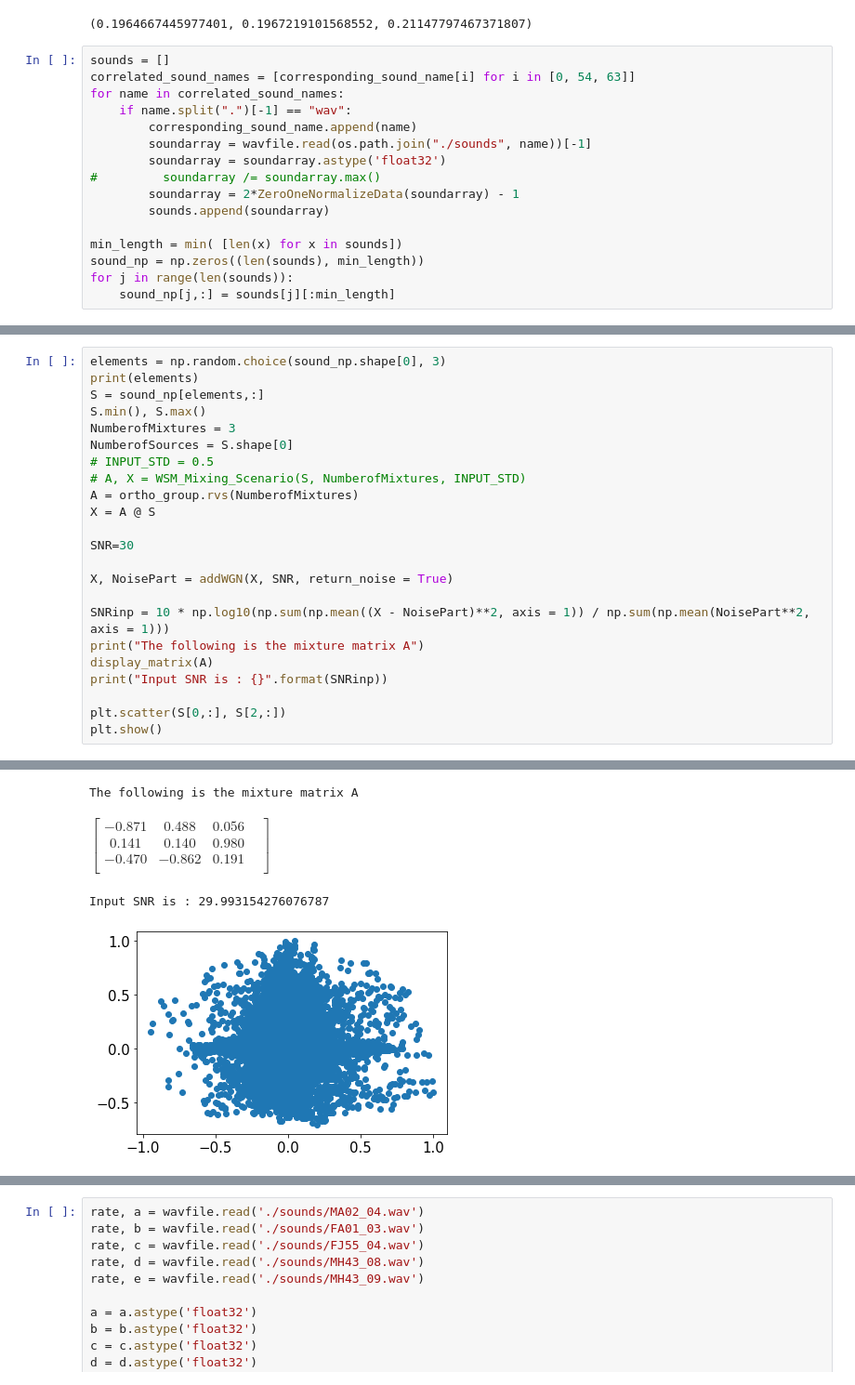
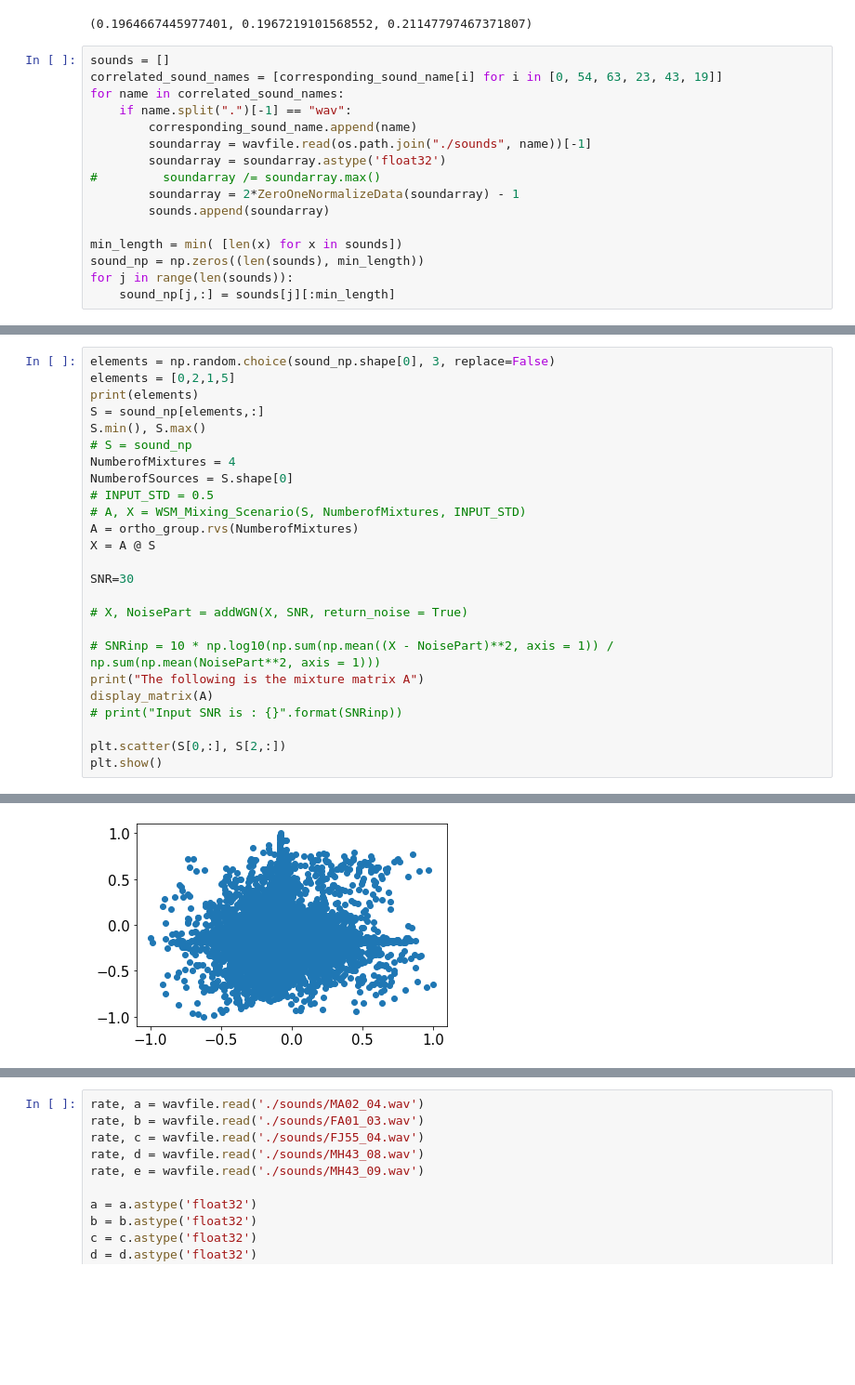
Before and after one commit to BariscanBozkurt/Biologically-Plausible-DetMaxNNs-for-Blind-Source-Separation, a Jupyter notebook: NumericalExperiments/SoundSeparation/Untitled.ipynb, the cells around one changed output, grey strips where cells are left out. Shown at 93% size. Cells and saved outputs as stored; diff of their text form; blank space fills up the shorter version.

Commit message:
sound separation trial

```diff
--- a/NumericalExperiments/SoundSeparation/Untitled.ipynb
+++ b/NumericalExperiments/SoundSeparation/Untitled.ipynb
@@ -61,7 +85,7 @@ k[10, 58], k[0, 63], k[54, 63]
 (0.1964667445977401, 0.1967219101568552, 0.21147797467371807)
 # %%
 sounds = []
-correlated_sound_names = [corresponding_sound_name[i] for i in [0, 54, 63]]
+correlated_sound_names = [corresponding_sound_name[i] for i in [0, 54, 63, 23, 43, 19]]
 for name in correlated_sound_names:
     if name.split(".")[-1] == "wav":
         corresponding_sound_name.append(name)
@@ -88,9 +112,11 @@ sound_np.shape
 # %%
-elements = np.random.choice(sound_np.shape[0], 3)
+elements = np.random.choice(sound_np.shape[0], 3, replace=False)
+elements = [0,2,1,5]
 print(elements)
 S = sound_np[elements,:]
 S.min(), S.max()
-NumberofMixtures = 3
+# S = sound_np
+NumberofMixtures = 4
 NumberofSources = S.shape[0]
 # INPUT_STD = 0.5
 # A, X = WSM_Mixing_Scenario(S, NumberofMixtures, INPUT_STD)
@@ -99,12 +125,12 @@ X = A @ S
 
 SNR=30
 
-X, NoisePart = addWGN(X, SNR, return_noise = True)
+# X, NoisePart = addWGN(X, SNR, return_noise = True)
 
-SNRinp = 10 * np.log10(np.sum(np.mean((X - NoisePart)**2, axis = 1)) / np.sum(np.mean(NoisePart**2, axis = 1)))
+# SNRinp = 10 * np.log10(np.sum(np.mean((X - NoisePart)**2, axis = 1)) / np.sum(np.mean(NoisePart**2, axis = 1)))
 print("The following is the mixture matrix A")
 display_matrix(A)
-print("Input SNR is : {}".format(SNRinp))
+# print("Input SNR is : {}".format(SNRinp))
 
 plt.scatter(S[0,:], S[2,:])
 plt.show()
@@ -118,9 +145,2 @@ $\displaystyle \begin{bmatrix}
 \end{bmatrix}$
-The following is the mixture matrix A
-$\displaystyle \begin{bmatrix}
- -0.871 & 0.488 & 0.056 & \\
- 0.141 & 0.140 & 0.980 & \\
- -0.470 & -0.862 & 0.191 & \\
-\end{bmatrix}$
-Input SNR is : 29.993154276076787
-[figure, old version]
+[figure, new version]
```
Also changed, not shown: parts of 18 cells of this notebook, 2 other files.
